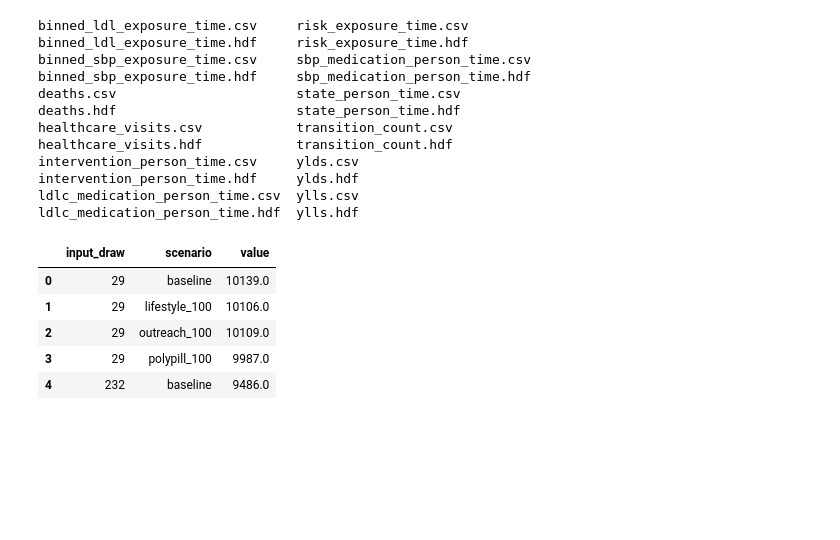
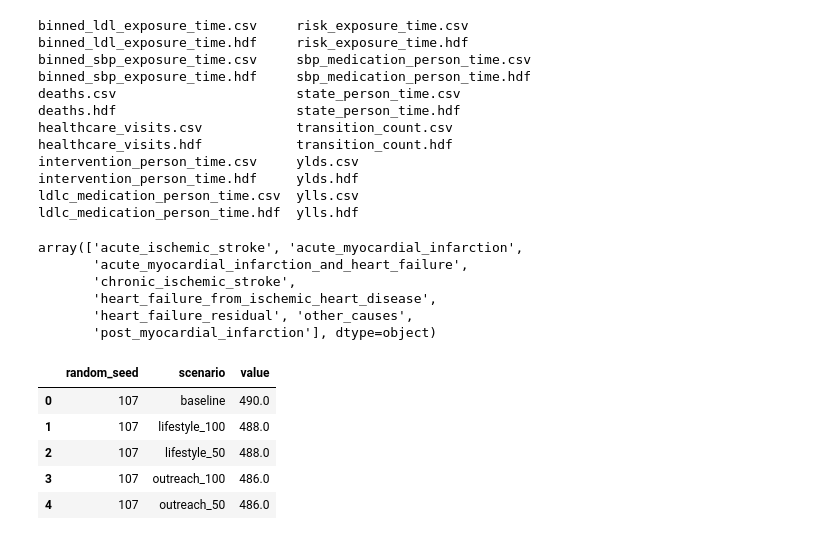
Before and after one commit to ihmeuw/vivarium_research_nih_us_cvd, a Jupyter notebook: draw_seed_analysis.ipynb, the cells around one changed output. Drawn from its saved outputs; the diff is of its cells as text; code cells hidden in the pictures; blank space fills up the shorter version.

```diff
--- a/draw_seed_analysis.ipynb
+++ b/draw_seed_analysis.ipynb
@@ -30,22 +30,31 @@ intervention_person_time.hdf     ylds.hdf
 ldlc_medication_person_time.csv  ylls.csv
 ldlc_medication_person_time.hdf  ylls.hdf
 # %%
-sim_results_dir = '/mnt/team/simulation_science/priv/engineering/vivarium_nih_us_cvd/19.5_10_draws/results_data/'
+sim_results_dir = '/mnt/team/simulation_science/priv/engineering/vivarium_nih_us_cvd/seed-testing/alabama/2023_10_24_14_50_26/count_data/'
 # %%
 scenarios = ['baseline','lifestyle_100','outreach_100','polypill_100']
-cols = ['input_draw','scenario'] #,'sex','age']
+cols = ['random_seed','scenario'] #,'sex','age']
 location = 'alaska'
+# %%
+deaths = pd.read_csv(sim_results_dir + 'deaths.csv')
+deaths.cause.unique()
+# %% [output]
+array(['acute_ischemic_stroke', 'acute_myocardial_infarction',
+       'acute_myocardial_infarction_and_heart_failure',
+       'chronic_ischemic_stroke',
+       'heart_failure_from_ischemic_heart_disease',
+       'heart_failure_residual', 'other_causes',
+       'post_myocardial_infarction'], dtype=object)
 # %%
 deaths = pd.read_csv(sim_results_dir + 'deaths.csv')
-deaths = deaths.loc[#(deaths.cause.isin(['acute_ischemic_stroke','chronic_ischemic_stroke']))
-                    (deaths.location == location)].drop(columns='Unnamed: 0')
+deaths = deaths.loc[(deaths.cause.isin(['acute_ischemic_stroke','chronic_ischemic_stroke']))].drop(columns='Unnamed: 0')
 deaths = deaths.groupby(cols).sum()[['value']].reset_index()
 deaths.head()
 # %% [output]
-|  | input_draw | scenario | value |
-| 0 | 29 | baseline | 10139.0 |
-| 1 | 29 | lifestyle_100 | 10106.0 |
-| 2 | 29 | outreach_100 | 10109.0 |
-| 3 | 29 | polypill_100 | 9987.0 |
-| 4 | 232 | baseline | 9486.0 |
+|  | random_seed | scenario | value |
+| 0 | 107 | baseline | 490.0 |
+| 1 | 107 | lifestyle_100 | 488.0 |
+| 2 | 107 | lifestyle_50 | 488.0 |
+| 3 | 107 | outreach_100 | 486.0 |
+| 4 | 107 | outreach_50 | 486.0 |
 # %%
```
Also changed, not shown: parts of 4 cells of this notebook, 4 other files.
